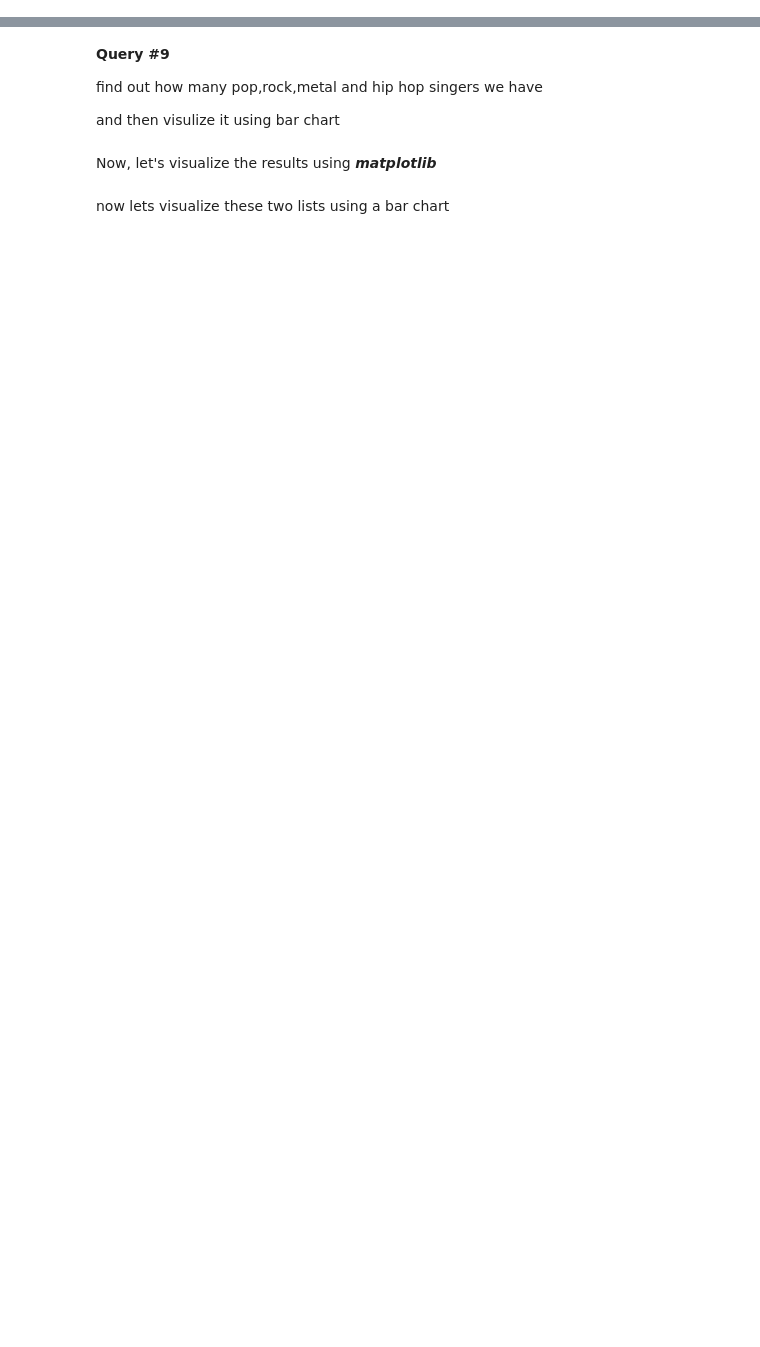
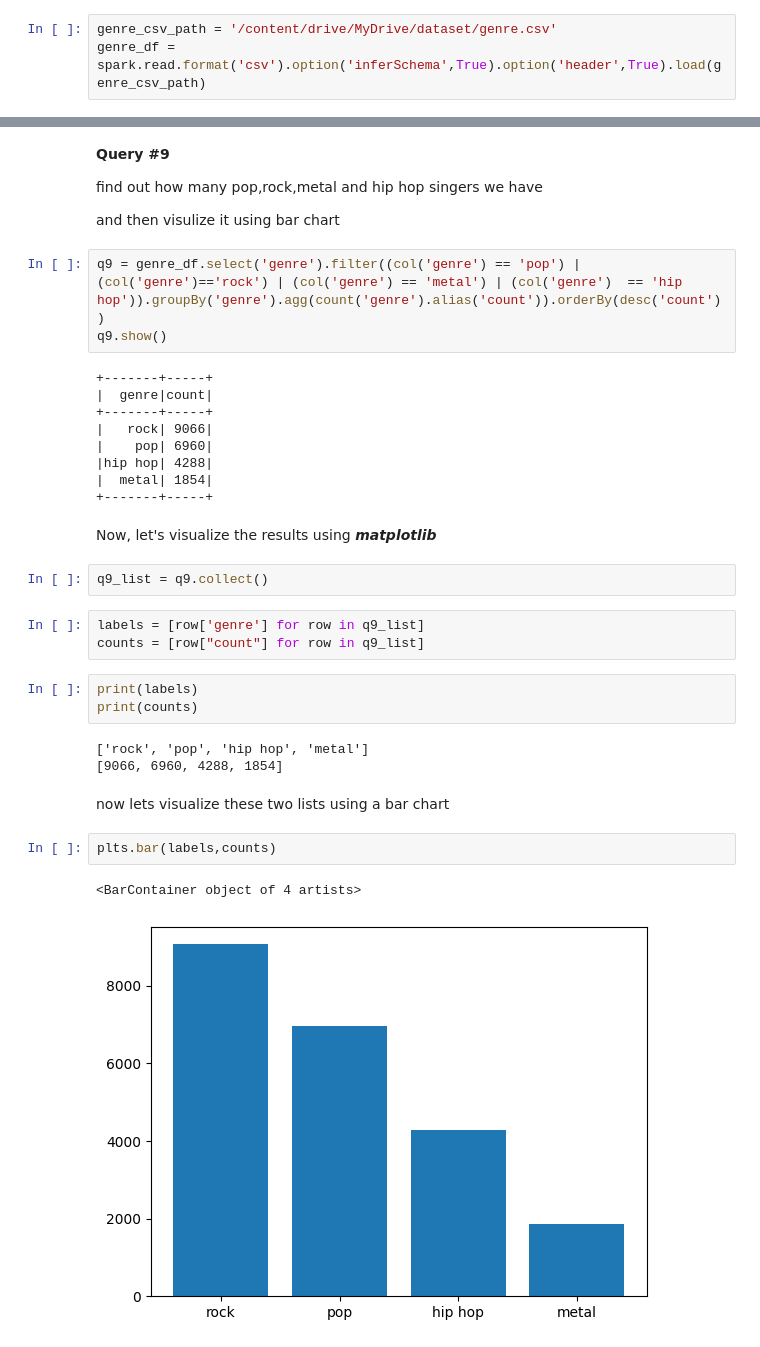
Before and after one commit to Matthew-Crain/100daysofcode, a Jupyter notebook: Pyspark_Listening_practice.ipynb, the cells around one changed output, grey strips where cells are left out. Cells and saved outputs as stored; diff of their text form; blank space fills up the shorter version.

```diff
--- a/Pyspark_Listening_practice.ipynb
+++ b/Pyspark_Listening_practice.ipynb
@@ -217,5 +161,8 @@ find top 10 famous albums
 # %% [markdown]
 # Task 4 :
 importing the ***genre.csv*** file:
+# %%
+genre_csv_path = '/content/drive/MyDrive/dataset/genre.csv'
+genre_df = spark.read.format('csv').option('inferSchema',True).option('header',True).load(genre_csv_path)
 # %% [markdown]
 let's check the data
@@ -240,7 +286,35 @@ find out each user favourite genre
 find out how many pop,rock,metal and hip hop singers we have
 
 and then visulize it using bar chart
+# %%
+q9 = genre_df.select('genre').filter((col('genre') == 'pop') | (col('genre')=='rock') | (col('genre') == 'metal') | (col('genre')  == 'hip hop')).groupBy('genre').agg(count('genre').alias('count')).orderBy(desc('count'))
+q9.show()
+# %% [output]
++-------+-----+
+|  genre|count|
++-------+-----+
+|   rock| 9066|
+|    pop| 6960|
+|hip hop| 4288|
+|  metal| 1854|
++-------+-----+
 # %% [markdown]
 Now, let's visualize the results using ***matplotlib***
+# %%
+q9_list = q9.collect()
+# %%
+labels = [row['genre'] for row in q9_list]
+counts = [row["count"] for row in q9_list]
+# %%
+print(labels)
+print(counts)
+# %% [output]
+['rock', 'pop', 'hip hop', 'metal']
+[9066, 6960, 4288, 1854]
 # %% [markdown]
 now lets visualize these two lists using a bar chart
+# %%
+plts.bar(labels,counts)
+# %% [output]
+<BarContainer object of 4 artists>
+[figure, added]
```
Also changed, not shown: parts of 16 cells of this notebook.
